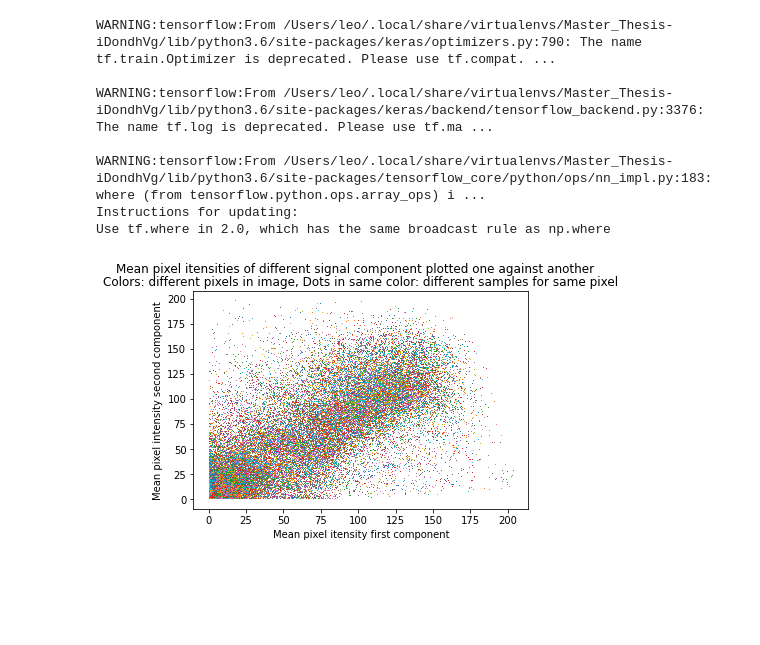
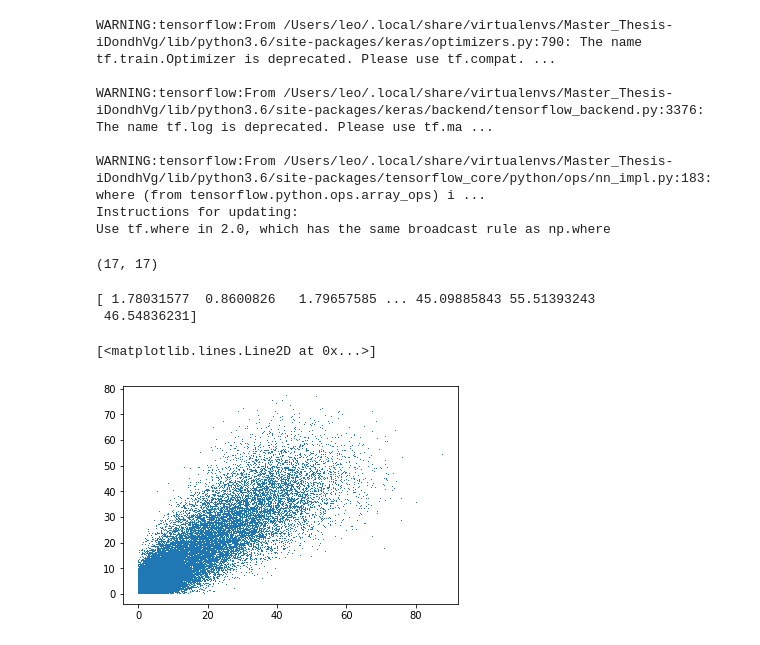
Before and after one commit to LeoIV/master-thesis-leonard, a Jupyter notebook: notebooks/results_14_04_2020.ipynb, the cells around one changed output. Saved outputs shown, nothing was run; the diff lists cells and outputs as text; code cells hidden in the pictures; blank space fills up the shorter version.

```diff
--- a/notebooks/results_14_04_2020.ipynb
+++ b/notebooks/results_14_04_2020.ipynb
@@ -358,20 +358,47 @@ a_s = np.random.multivariate_normal([0.,0.], [[1.0, 0.0],[0.0, 1.0]], size=num_a
 gens = np.array([avg_gen_for_a(np.expand_dims(a,0), 3, num_samples) for a in a_s])
 # %%
 from utils.statistic import cross_cumulants
+import matplotlib
+%matplotlib inline
+
 for i in range(28):
     for j in range(28):
         pxl = gens[:,0,i,j,0]
         pxl = np.stack([pxl, pxl], axis=1)
         #print(cross_cumulants(pxl))
+
+rows = 17
+cols = 17
+fig, ax = plt.subplots(nrows=rows,ncols=cols,sharex=True,sharey=True)
+print(ax.shape)
+k=0
 for i in range(28):
     for j in range(28):
-        plt.plot((gens[:,0,i,j,0]),(gens[:,1,i,j,0]),',')
-plt.xlabel("Mean pixel itensity first component")
-plt.ylabel("Mean pixel intensity second component")
-plt.suptitle("Mean pixel itensities of different signal component plotted one against another")
-plt.title("Colors: different pixels in image, Dots in same color: different samples for same pixel")
-plt.show()
+        g1 = np.copy(gens[:,0,i,j,0])
+        g2 = np.copy(gens[:,1,i,j,0])
+        if max(np.max(g1), np.max(g2))>200:
+            #print(np.max(g1), np.max(g2))
+            row = k//(rows-1)
+            col = k%cols
+            #print("k {} row {} col {}".format(k, row, col))
+            ax[row,col].plot(g1,g2,'.')
+            k+=1
+            print(k)
+fig.xlabel = "Mean pixel itensity first component"
+fig.ylabel = "Mean pixel intensity second component"
+fig.savefig("AGGRU.png")
+
 #plt.plot(gens[:,0,14,14,0],gens[:,2,14,14,0],'.')
 #plt.plot(gens[:,1,14,14,0],gens[:,2,14,14,0],'.')
 # %% [output]
-[figure, removed]
+(17, 17)
+# %%
+x = np.concatenate([np.random.chisquare(i, 10000//i) for i in range(1,50)])
+y = np.concatenate([np.random.chisquare(i, 10000//i) for i in range(1,50)])
+print(x)
+plt.plot(x,y,',')
+# %% [output]
+[ 1.78031577  0.8600826   1.79657585 ... 45.09885843 55.51393243
+ 46.54836231]
+[<matplotlib.lines.Line2D at 0x...>]
+[figure, added]
```
Also changed, not shown: parts of 2 cells of this notebook, 9 other files.
